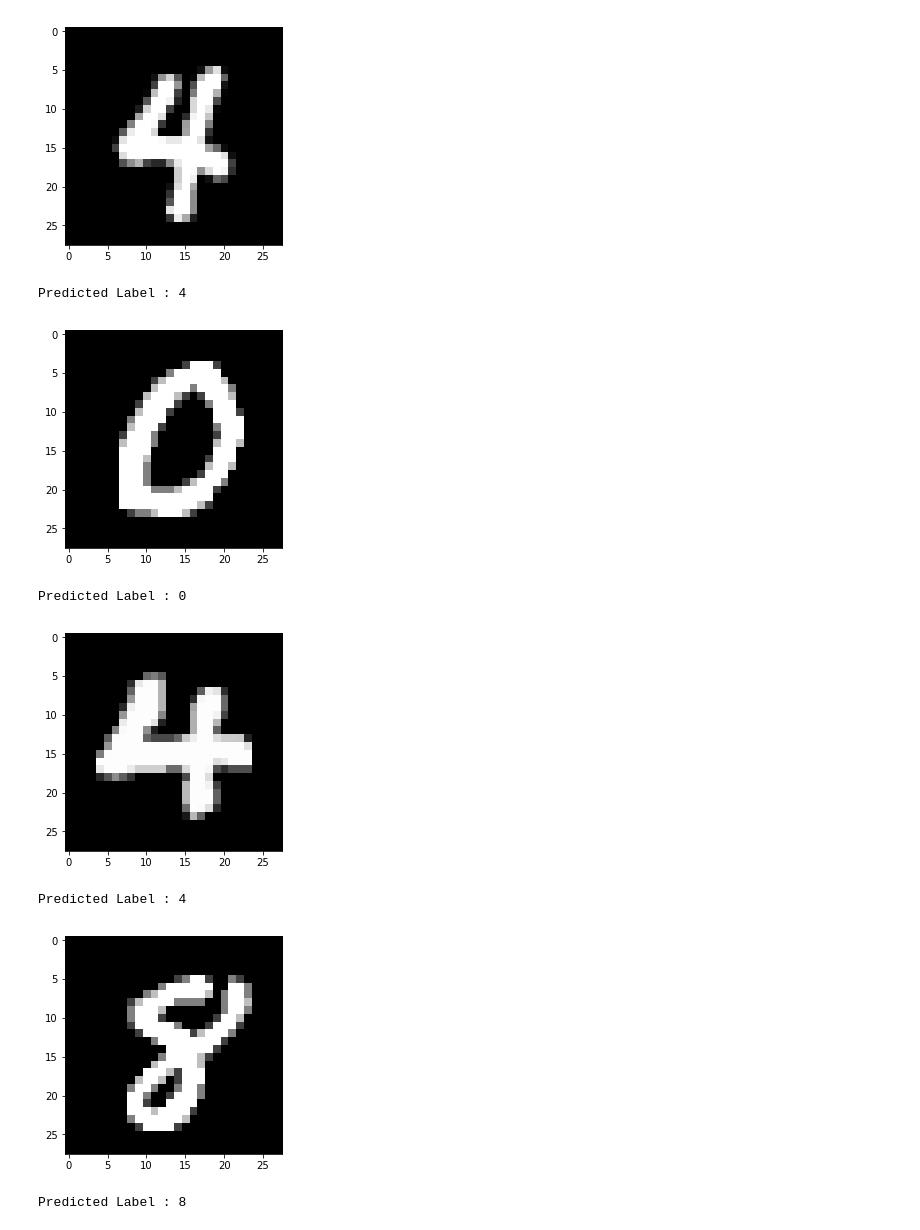
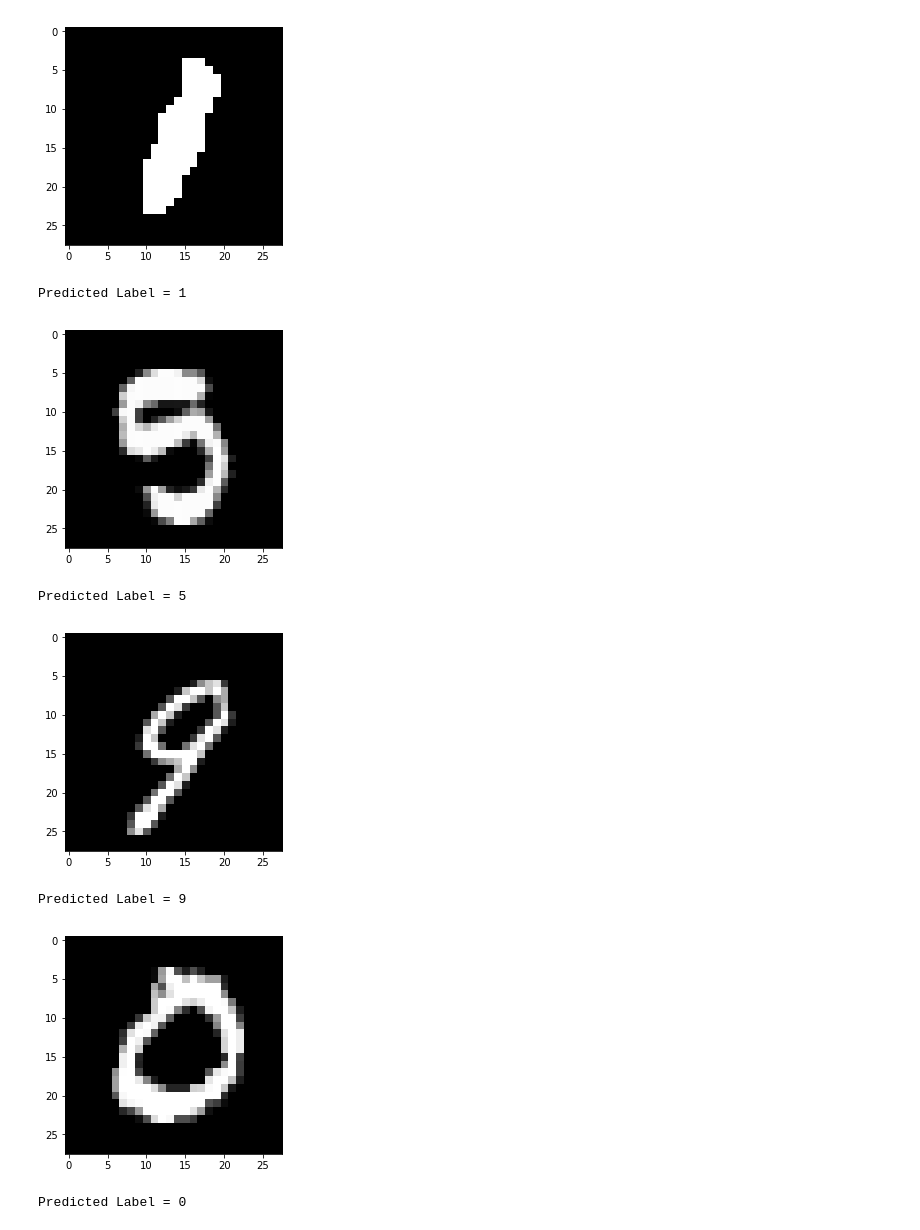
Before and after one commit to navjindervirdee/neural-networks, a Jupyter notebook: Convolutional Neural Network/ConvolutionalNeuralNetwork.ipynb, the cells around one changed output. Drawn from its saved outputs; the diff is of its cells as text; code cells hidden in the pictures.

```diff
--- a/Convolutional Neural Network/ConvolutionalNeuralNetwork.ipynb
+++ b/Convolutional Neural Network/ConvolutionalNeuralNetwork.ipynb
@@ -334,0 +625,8 @@ Test Accuracy       : 85.99%
+# %%
+index = 10
+test_image = test_dataset[index].reshape(1,28,28,1)
+plt.imshow(test_image[0,:,:,0],cmap='gray')
+print("Image")
+plt.show()
+print("True_Label = {}".format(np.argmax(neural_test_labels[index])))
+print("Pred_Label = {}".format(np.argmax(test_pred[index])))
@@ -334,0 +638,16 @@ Test Accuracy       : 85.99%
+# %%
+cache,pred = forward_propagation(test_image,parameters)
+# %%
+conv_layer1 = cache['ca1']
+conv_layer2 = cache['ca2']
+# %%
+print("Conv layer1 Activations")
+for i in range(conv_layer1.shape[3]):
+    plt.imshow(conv_layer1[0,:,:,i],cmap='gray')
+    plt.show()
+
+fig2 = plt.figure()
+print("Conv layer2 Activations")
+for i in range(0,(conv_layer2.shape[3]-9)):
+    fig2.add_subplot(1,7,i+1)
+    plt.imshow(conv_layer2[0,:,:,i],cmap='gray')
@@ -335,17 +664,17 @@ Test Accuracy       : 85.99%
 # %%
-image = valid_dataset[15:20]
-cal_loss_accuracy_predictions(valid_dataset[15:20],neural_valid_labels[15:20])
-import matplotlib.pyplot as plt
-for i in range(image.shape[0]):
-    plt.imshow(image[i,:,:,0],cmap='gray')
+images = test_dataset[0:5]
+image_labels = neural_test_labels[0:5]
+
+for i in range(len(images)):
+    plt.imshow(images[i,:,:,0],cmap='gray')
     plt.show()
-    print('Predicted Label : %d'%np.argmax(predictions[i]))
+    print("Predicted Label = {}".format(np.argmax(image_labels[i])))
 # %% [output]
-[figure, old version]
+[figure, new version]
-Predicted Label : 4
+Predicted Label = 1
-[figure, old version]
+[figure, new version]
-Predicted Label : 0
+Predicted Label = 5
-[figure, old version]
+[figure, new version]
-Predicted Label : 4
+Predicted Label = 9
-[figure, old version]
+[figure, new version]
-Predicted Label : 8
+Predicted Label = 0
```
Also changed, not shown: parts of 60 cells of this notebook.
